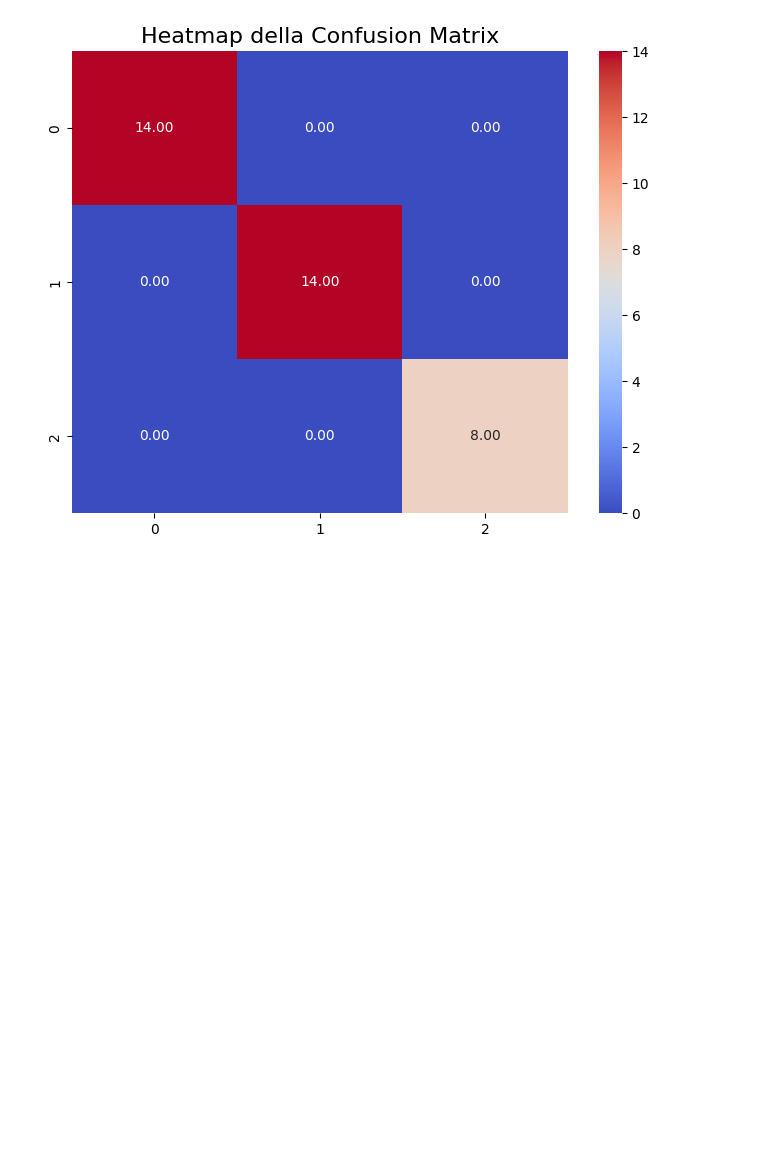
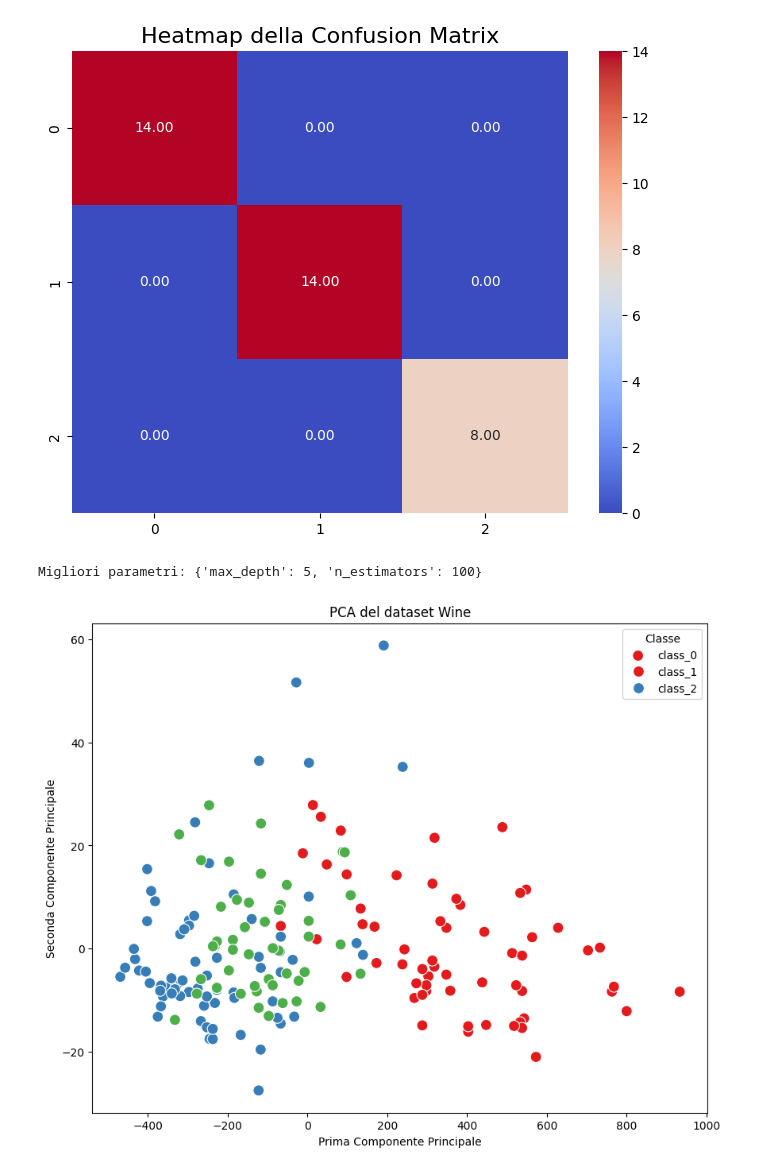
Before and after one commit to f-lost/esercizi_stefano, a Jupyter notebook: corso_python/26.11/es3.ipynb, the cells around one changed output. Saved outputs shown, nothing was run; the diff lists cells and outputs as text; code cells hidden in the pictures; blank space fills up the shorter version.

```diff
--- a/corso_python/26.11/es3.ipynb
+++ b/corso_python/26.11/es3.ipynb
@@ -163,6 +163,33 @@ plt.show()
 # %% [output]
 [figure]
 # %%
-parameters = {'n_estimators':[50,100,150], 'max_depth':[5,8,10,12]}
+parameters = {'n_estimators':[50,100,150], 'max_depth':[5,8,10,20]}
 
-clf = GridSearchCV(model, parameters)
+grid_search = GridSearchCV(model, parameters, cv=5)
+
+grid_search.fit(X_train, y_train)
+
+print(f"Migliori parametri: {grid_search.best_params_}")
+# %% [output]
+Migliori parametri: {'max_depth': 5, 'n_estimators': 100}
+# %%
+from sklearn.decomposition import PCA
+
+# Applica PCA per ridurre a 2 componenti principali
+pca = PCA(n_components=2)
+X_pca = pca.fit_transform(X)
+
+# Crea un DataFrame per le componenti principali
+df_pca = pd.DataFrame(data=X_pca, columns=['PC1', 'PC2'])
+df_pca['target'] = y
+
+# Grafico scatter delle componenti principali
+plt.figure(figsize=(10,8))
+sns.scatterplot(data=df_pca, x='PC1', y='PC2', hue='target', palette='Set1', s=100)
+plt.title('PCA del dataset Wine')
+plt.xlabel('Prima Componente Principale')
+plt.ylabel('Seconda Componente Principale')
+plt.legend(title='Classe', labels=wine.target_names)
+plt.show()
+# %% [output]
+[figure, added]
```
Also changed, not shown: parts of 2 cells of this notebook.
